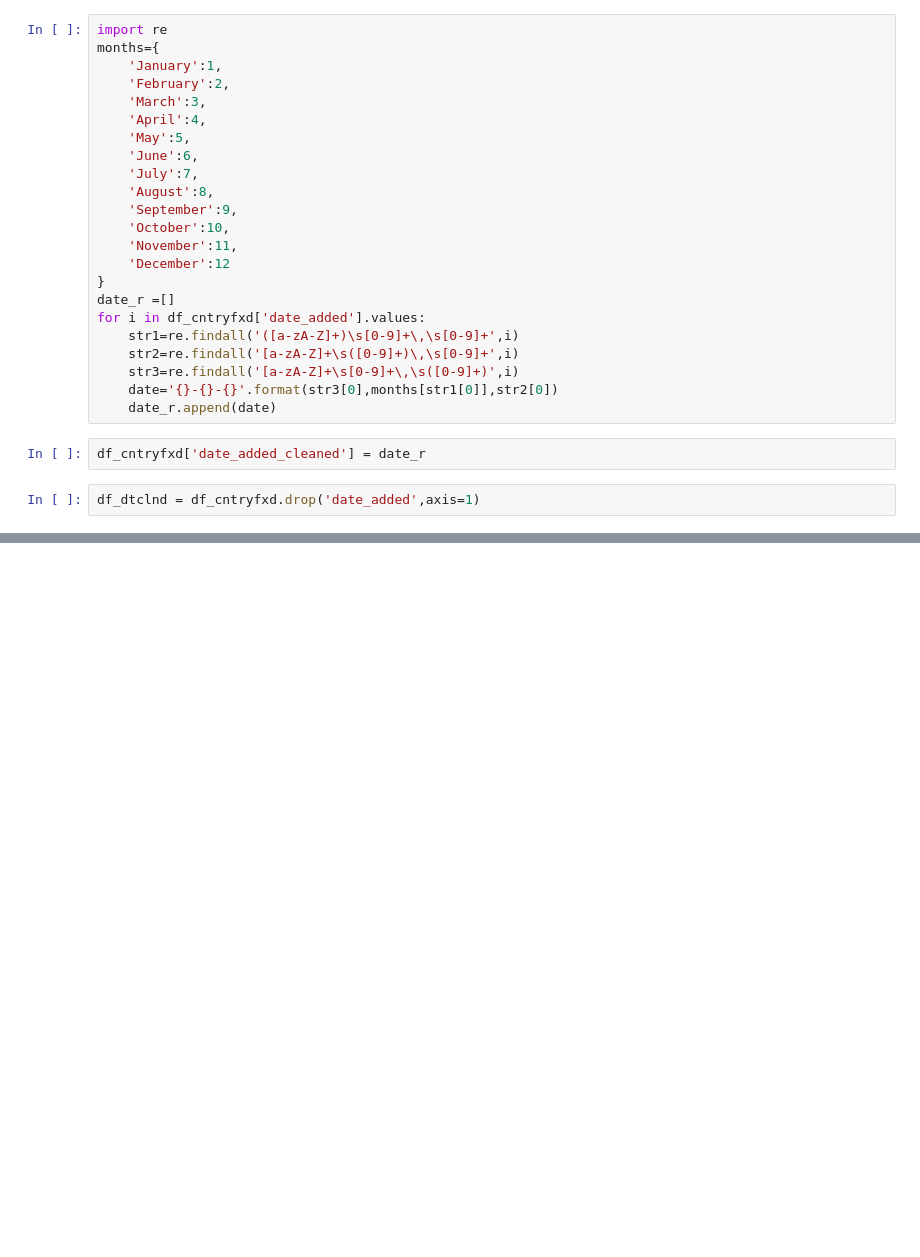
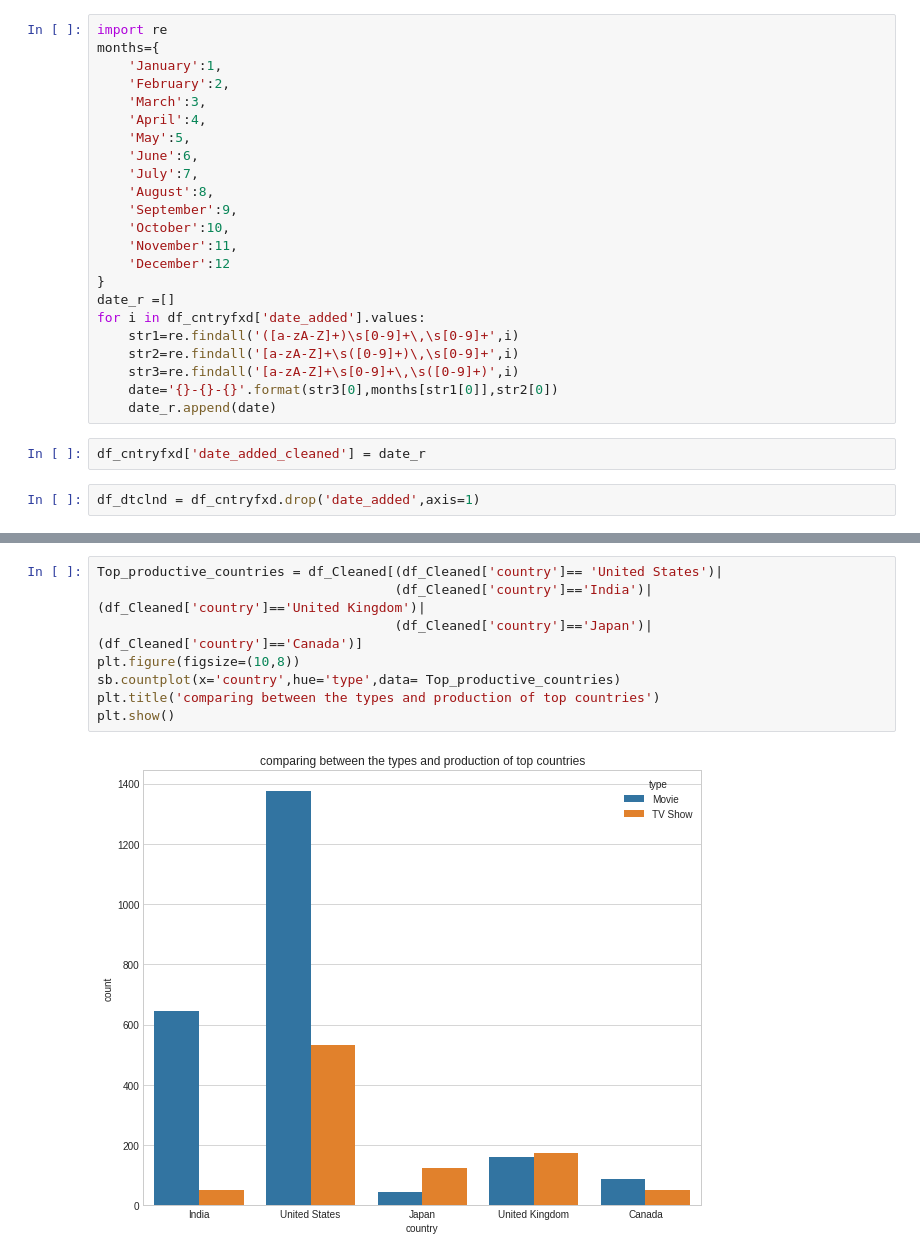
Before and after one commit to Maheswarisv/Data_Analysis_using_python, a Jupyter notebook: Netflix_data_analysis.ipynb, the cells around one changed output, grey strips where cells are left out. Drawn from its saved outputs; the diff is of its cells as text; blank space fills up the shorter version.

```diff
--- a/Netflix_data_analysis.ipynb
+++ b/Netflix_data_analysis.ipynb
@@ -127,0 +213,10 @@ df_Cleaned = df_dtclnd
+# %%
+Top_productive_countries = df_Cleaned[(df_Cleaned['country']== 'United States')|
+                                      (df_Cleaned['country']=='India')|(df_Cleaned['country']=='United Kingdom')|
+                                      (df_Cleaned['country']=='Japan')|(df_Cleaned['country']=='Canada')]
+plt.figure(figsize=(10,8))
+sb.countplot(x='country',hue='type',data= Top_productive_countries)
+plt.title('comparing between the types and production of top countries')
+plt.show()
+# %% [output]
+[figure, added]
```
Also changed, not shown: parts of 17 cells of this notebook.
